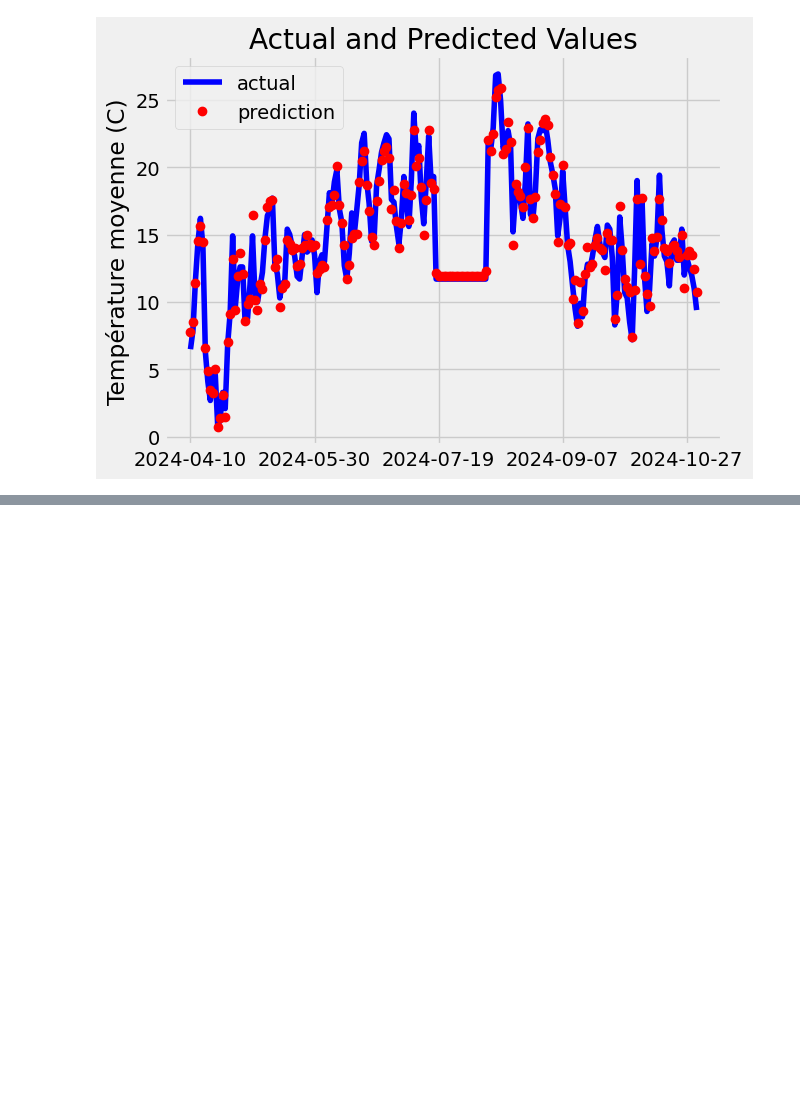
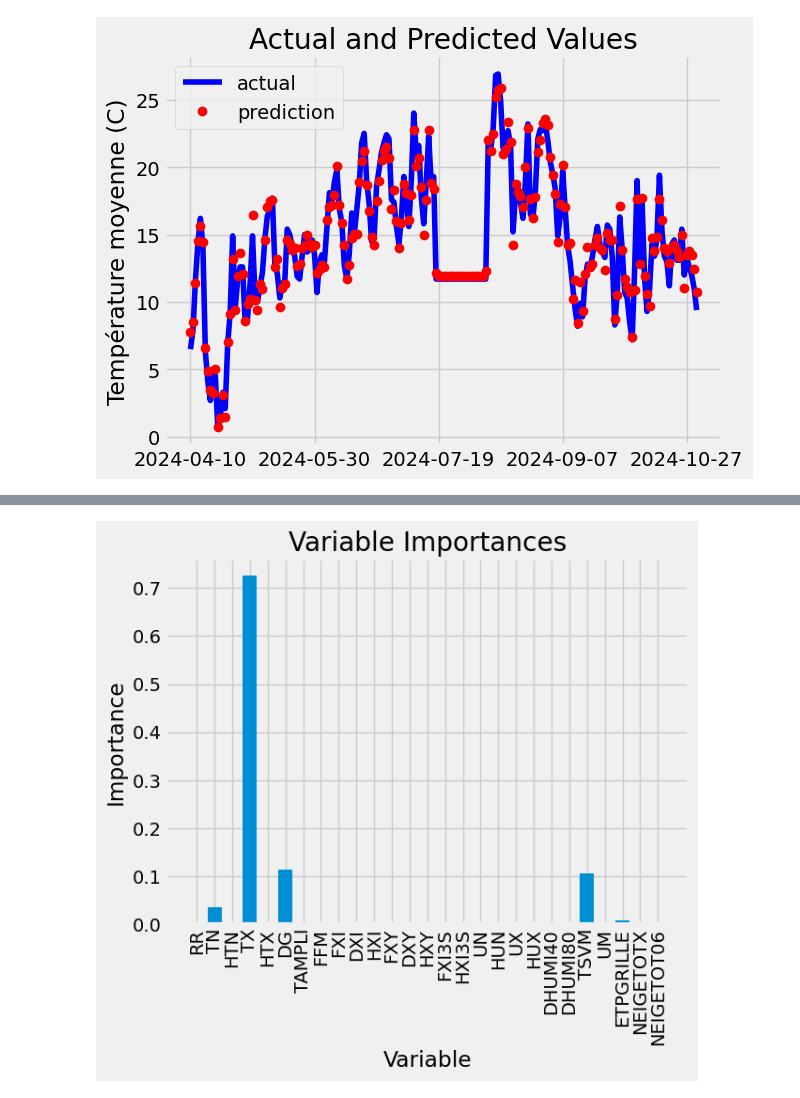
Before and after one commit to laureineCompaore/ProjetPython, a Jupyter notebook: RandomForestLaureine.ipynb, the cells around one changed output, grey strips where cells are left out. Drawn from its saved outputs; the diff is of its cells as text; code cells hidden in the pictures; blank space fills up the shorter version.

Commit message:
retrait TNMX et TNTXM

```diff
--- a/RandomForestLaureine.ipynb
+++ b/RandomForestLaureine.ipynb
@@ -196,0 +208,22 @@ plt.ylabel('Température moyenne (C)'); plt.title('Actual and Predicted Values')
+# %%
+x_train2=train.drop(columns=['TMNX', 'TNTXM','TM'])
+TM_train=train['TM']
+# On divisie la base test en une partie contenant les variables explicatives et la variable d'interêt
+x_test2=test.drop(columns=['TMNX', 'TNTXM','TM'])
+TM_test=test['TM']
+# %%
+#recherche des meilleurs paramètres
+param_dist = {'n_estimators': randint(50,500),# il s’agit du nombre d’arbres dans la forêt
+              'max_depth': randint(1,20)}#il s’agit de la profondeur maximale des arbres utilisés (le nombre de niveaux dans l’arbre de décision)
+
+# Creation d'un random forest classifier
+rf = RandomForestRegressor()
+
+# Utilisation de random search pour trouver les meilleurs paramètres
+rand_search = RandomizedSearchCV(rf,
+                                 param_distributions = param_dist,
+                                 n_iter=5,
+                                 cv=5)
+
+# Fit the random search object to the data
+rand_search.fit(x_train2, TM_train)
@@ -196,0 +242,4 @@ plt.ylabel('Température moyenne (C)'); plt.title('Actual and Predicted Values')
+# %%
+#On réalise ainsi la regression
+rf2=RandomForestRegressor(max_depth=16, n_estimators=427)
+rf2.fit(x_train2, TM_train)
@@ -196,0 +274,19 @@ plt.ylabel('Température moyenne (C)'); plt.title('Actual and Predicted Values')
+# %%
+import matplotlib.pyplot as plt
+%matplotlib inline
+
+importances = list(rf2.feature_importances_)
+feature_list = list(x_train2.columns)
+
+# Set the style
+plt.style.use('fivethirtyeight')
+# list of x locations for plotting
+x_values = list(range(len(importances)))
+# Make a bar chart
+plt.bar(x_values, importances, orientation = 'vertical')
+# Tick labels for x axis
+plt.xticks(x_values, feature_list, rotation='vertical')
+# Axis labels and title
+plt.ylabel('Importance'); plt.xlabel('Variable'); plt.title('Variable Importances');
+# %% [output]
+[figure, added]
```
Also changed, not shown: parts of 15 cells of this notebook.
